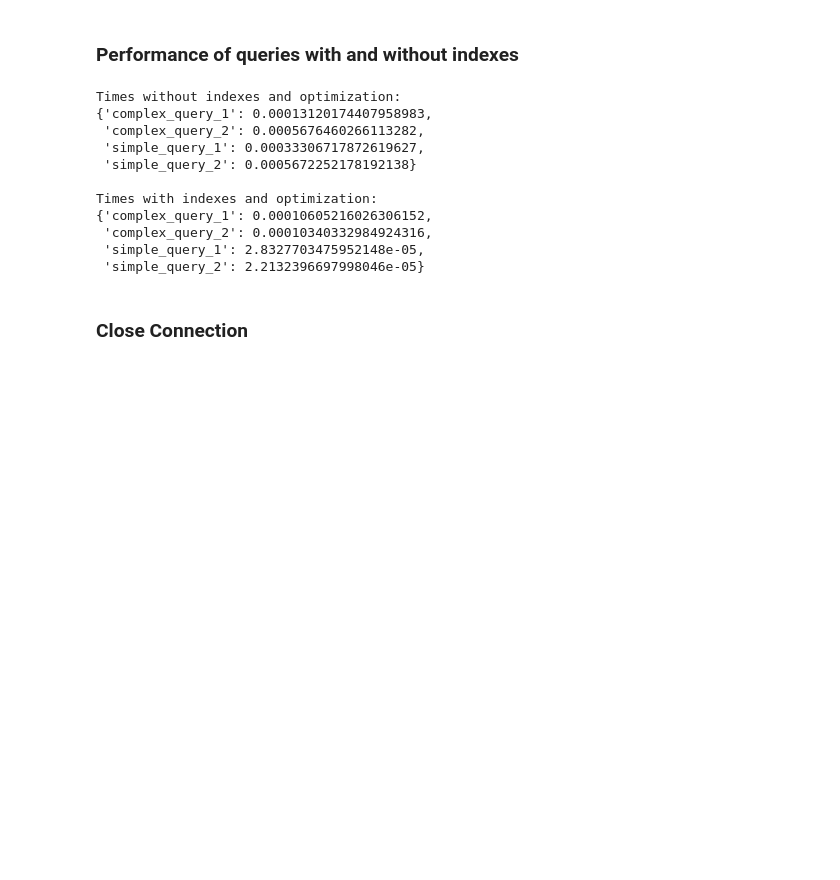
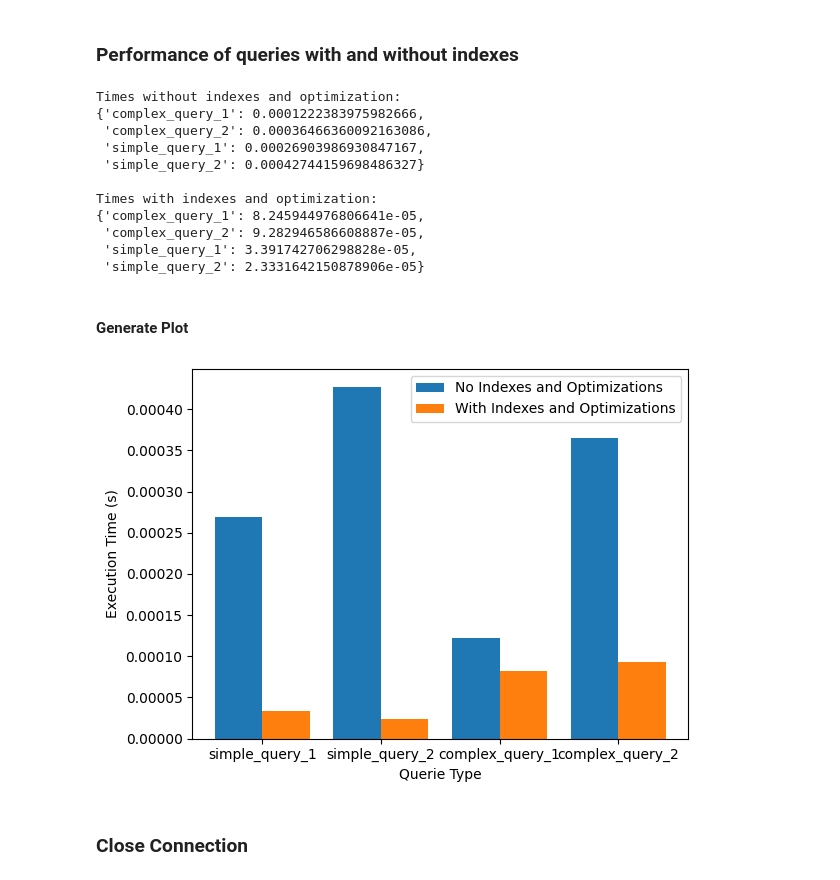
Before and after one commit to theRobertSan/Database-Performance-Comparison, a Jupyter notebook: sqlite_queries.ipynb, the cells around one changed output. Cells and saved outputs as stored; diff of their text form; code cells hidden in the pictures; blank space fills up the shorter version.

```diff
--- a/sqlite_queries.ipynb
+++ b/sqlite_queries.ipynb
@@ -76,7 +78,7 @@ pprint.pprint(results)
 #### Complex Query 1 - People above 20 armed with a knife shot and Tasered by police in the state of Texas
 # %%
 complex_query_1 = '''
-    SELECT p.name, p.age, s.acronym, p.armed
+    SELECT p.name, p.age
     FROM police_killings p
     LEFT JOIN city c
     ON c.id = p.city_id
@@ -243,7 +245,7 @@ pprint.pprint(records_query1)
 ### Optimized complex queries
 # %%
 optimized_complex_query_1 = '''
-    SELECT p.name, p.age, s.acronym, p.armed
+    SELECT p.name, p.age
     FROM police_killings p
     INNER JOIN city c
     ON c.id = p.city_id
@@ -312,16 +314,30 @@ print('\nTimes with indexes and optimization:')
 pprint.pprint(performance_index_opt)
 # %% [output]
 Times without indexes and optimization:
-{'complex_query_1': 0.00013120174407958983,
- 'complex_query_2': 0.0005676460266113282,
- 'simple_query_1': 0.00033306717872619627,
- 'simple_query_2': 0.0005672252178192138}
+{'complex_query_1': 0.0001222383975982666,
+ 'complex_query_2': 0.00036466360092163086,
+ 'simple_query_1': 0.00026903986930847167,
+ 'simple_query_2': 0.00042744159698486327}
 
 Times with indexes and optimization:
-{'complex_query_1': 0.00010605216026306152,
- 'complex_query_2': 0.00010340332984924316,
- 'simple_query_1': 2.8327703475952148e-05,
- 'simple_query_2': 2.2132396697998046e-05}
+{'complex_query_1': 8.245944976806641e-05,
+ 'complex_query_2': 9.282946586608887e-05,
+ 'simple_query_1': 3.391742706298828e-05,
+ 'simple_query_2': 2.3331642150878906e-05}
+# %% [markdown]
+#### Generate Plot
+# %%
+X_axis = np.arange(len(performance_no_index))
+
+plt.bar(X_axis - 0.2, performance_no_index.values(), 0.4, label="No Indexes and Optimizations")
+plt.bar(X_axis + 0.2, performance_index_opt.values(), 0.4, label="With Indexes and Optimizations")
+plt.xticks(X_axis, performance_no_index.keys())
+plt.legend()
+plt.xlabel("Querie Type")
+plt.ylabel("Execution Time (s)")
+plt.show()
+# %% [output]
+[figure, added]
 # %% [markdown]
 ### Close Connection
 # %%
```
Also changed, not shown: parts of 6 cells of this notebook, 2 other files.
